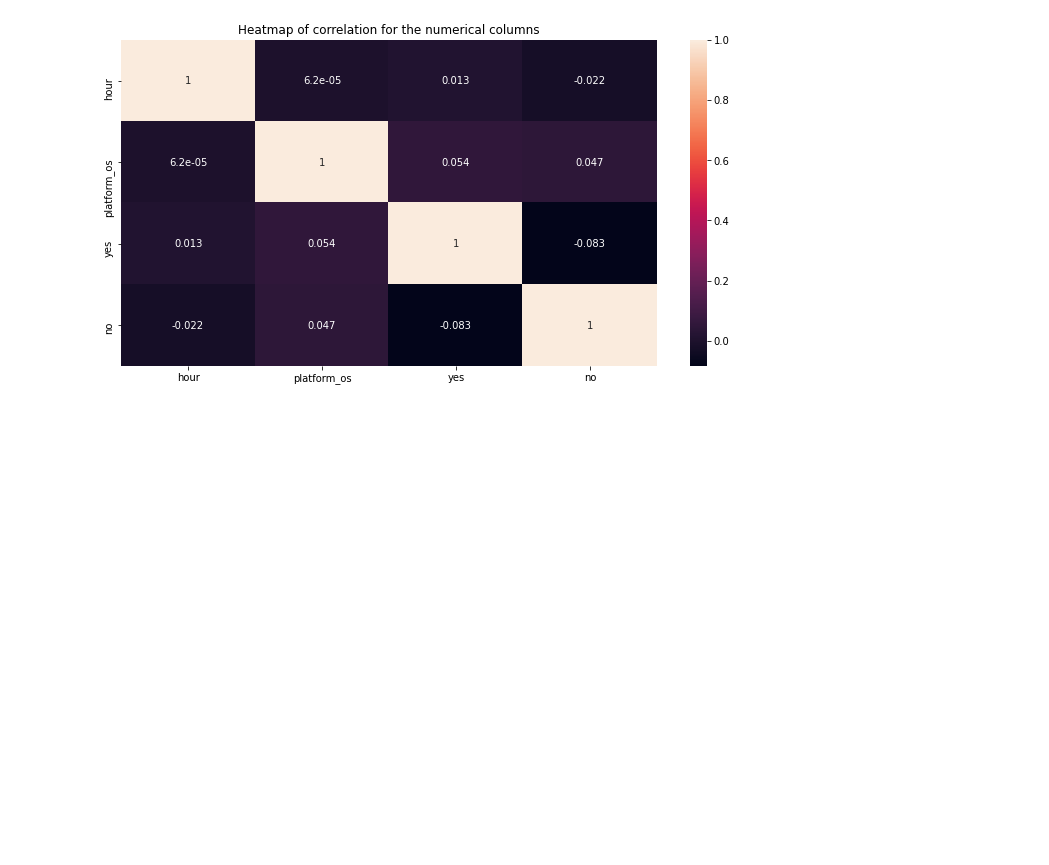
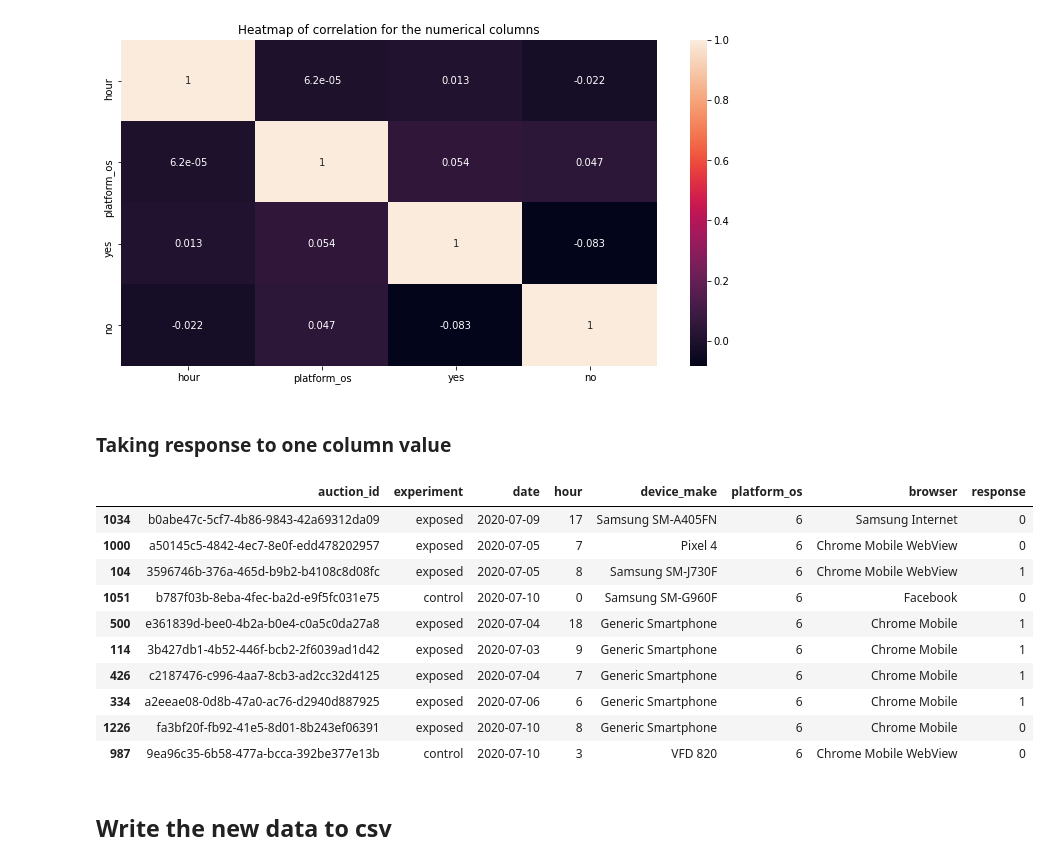
Before and after one commit to Yonas-T/ab_testing, a Jupyter notebook: notebooks/data_exploration.ipynb, the cells around one changed output. Saved outputs shown, nothing was run; the diff lists cells and outputs as text; code cells hidden in the pictures; blank space fills up the shorter version.

```diff
--- a/notebooks/data_exploration.ipynb
+++ b/notebooks/data_exploration.ipynb
@@ -330,3 +330,26 @@ plt.title('Heatmap of correlation for the numerical columns')
 plt.show()
 # %% [output]
 [figure]
+# %% [markdown]
+### Taking response to one column value
+# %%
+yes = df[df["yes"] == 1].drop(["yes", "no"], axis=1)
+yes["response"] = 1
+no = df[df["no"] == 1].drop(["yes", "no"], axis=1)
+no["response"] = 0
+response = yes.append(no).reset_index(drop=True)
+response.sample(10)
+# %% [output]
+|  | auction_id | experiment | date | hour | device_make | platform_os | browser | response |
+| 1034 | b0abe47c-5cf7-4b86-9843-42a69312da09 | exposed | 2020-07-09 | 17 | Samsung SM-A405FN | 6 | Samsung Internet | 0 |
+| 1000 | a50145c5-4842-4ec7-8e0f-edd478202957 | exposed | 2020-07-05 | 7 | Pixel 4 | 6 | Chrome Mobile WebView | 0 |
+| 104 | 3596746b-376a-465d-b9b2-b4108c8d08fc | exposed | 2020-07-05 | 8 | Samsung SM-J730F | 6 | Chrome Mobile WebView | 1 |
+| 1051 | b787f03b-8eba-4fec-ba2d-e9f5fc031e75 | control | 2020-07-10 | 0 | Samsung SM-G960F | 6 | Facebook | 0 |
+| 500 | e361839d-bee0-4b2a-b0e4-c0a5c0da27a8 | exposed | 2020-07-04 | 18 | Generic Smartphone | 6 | Chrome Mobile | 1 |
+| 114 | 3b427db1-4b52-446f-bcb2-2f6039ad1d42 | exposed | 2020-07-03 | 9 | Generic Smartphone | 6 | Chrome Mobile | 1 |
+| 426 | c2187476-c996-4aa7-8cb3-ad2cc32d4125 | exposed | 2020-07-04 | 7 | Generic Smartphone | 6 | Chrome Mobile | 1 |
+| 334 | a2eeae08-0d8b-47a0-ac76-d2940d887925 | exposed | 2020-07-06 | 6 | Generic Smartphone | 6 | Chrome Mobile | 1 |
+| 1226 | fa3bf20f-fb92-41e5-8d01-8b243ef06391 | exposed | 2020-07-10 | 8 | Generic Smartphone | 6 | Chrome Mobile | 0 |
+| 987 | 9ea96c35-6b58-477a-bcca-392be377e13b | control | 2020-07-10 | 3 | VFD 820 | 6 | Chrome Mobile WebView | 0 |
+# %% [markdown]
+## Write the new data to csv
```
Also changed, not shown: parts of 1 cell of this notebook, 4 other files.
